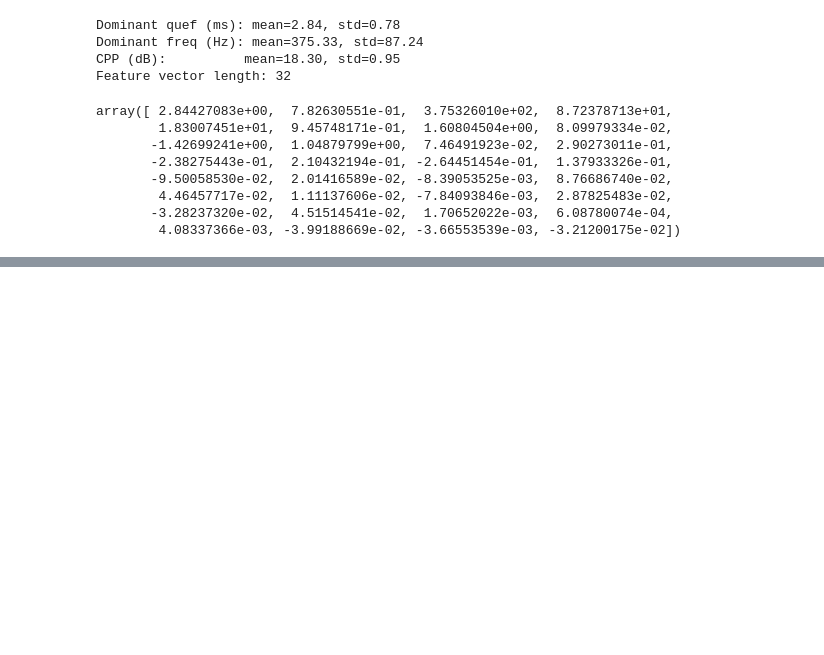
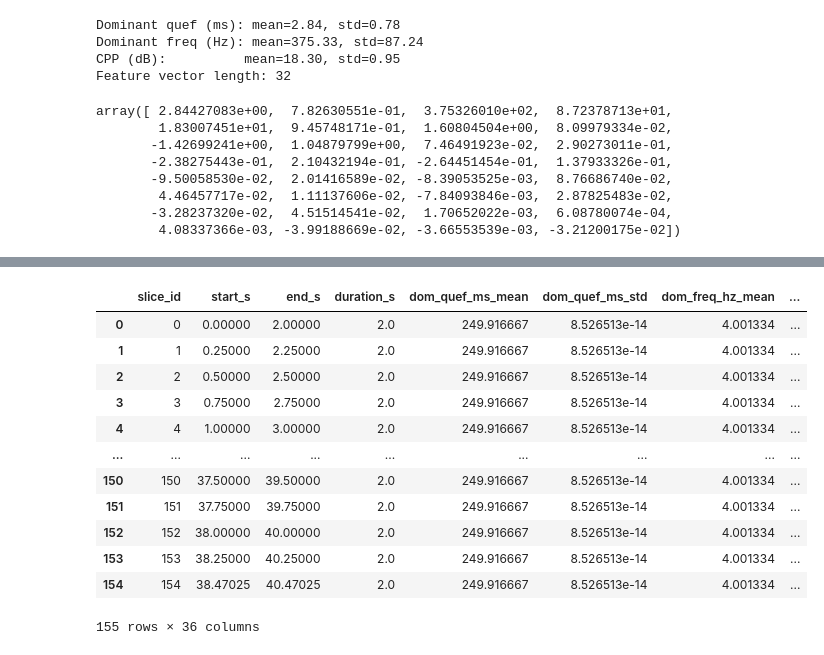
Before and after one commit to AtanasKolevNBU/PhD, a Jupyter notebook: notebooks/cepstrum_fe/cep_fe.ipynb, the cells around one changed output, grey strips where cells are left out. Cells and saved outputs as stored; diff of their text form; code cells hidden in the pictures; blank space fills up the shorter version.

```diff
--- a/notebooks/cepstrum_fe/cep_fe.ipynb
+++ b/notebooks/cepstrum_fe/cep_fe.ipynb
@@ -515,0 +529,39 @@ df_frames
+# %%
+fs = 12000  # Hz (you mentioned 3.2 kHz in a previous batch)
+t = np.arange(0, len(de_healthy), 1/fs)
+
+extractor_faulty = CepstrumFeatureExtractor(
+    fs=fs,
+    frame_len=0.5,          # 500 ms frames
+    hop_len=0.25,           # 50% overlap
+    quef_search_ms=(2.0, 2000.0),   # search 2–60 ms (≈ 500–16.7 Hz)
+    lifter_quef_ms=5.0,     # sum energy below 5 ms for low-quef metric
+    n_ceps=24,
+    use_complex=False
+)
+# %%
+df_slices_faulty, df_frames_faulty = extractor_faulty.batch_extract_cepstrum(
+         de_healthy, fs,
+         slice_len_s=2.0, hop_s=0.25,
+         frame_len_s=0.25, frame_hop_s=0.125,
+         quef_search_ms=(0.2, 2000.0),
+         lifter_quef_ms=5.0,
+         n_ceps=24,
+         use_complex=False,
+         return_per_frame=True
+)
+df_slices_faulty
+# %% [output]
+|  | slice_id | start_s | end_s | duration_s | dom_quef_ms_mean | dom_quef_ms_std | dom_freq_hz_mean | ... |
+| 0 | 0 | 0.00000 | 2.00000 | 2.0 | 249.916667 | 8.526513e-14 | 4.001334 | ... |
+| 1 | 1 | 0.25000 | 2.25000 | 2.0 | 249.916667 | 8.526513e-14 | 4.001334 | ... |
+| 2 | 2 | 0.50000 | 2.50000 | 2.0 | 249.916667 | 8.526513e-14 | 4.001334 | ... |
+| 3 | 3 | 0.75000 | 2.75000 | 2.0 | 249.916667 | 8.526513e-14 | 4.001334 | ... |
+| 4 | 4 | 1.00000 | 3.00000 | 2.0 | 249.916667 | 8.526513e-14 | 4.001334 | ... |
+| ... | ... | ... | ... | ... | ... | ... | ... | ... |
+| 150 | 150 | 37.50000 | 39.50000 | 2.0 | 249.916667 | 8.526513e-14 | 4.001334 | ... |
+| 151 | 151 | 37.75000 | 39.75000 | 2.0 | 249.916667 | 8.526513e-14 | 4.001334 | ... |
+| 152 | 152 | 38.00000 | 40.00000 | 2.0 | 249.916667 | 8.526513e-14 | 4.001334 | ... |
+| 153 | 153 | 38.25000 | 40.25000 | 2.0 | 249.916667 | 8.526513e-14 | 4.001334 | ... |
+| 154 | 154 | 38.47025 | 40.47025 | 2.0 | 249.916667 | 8.526513e-14 | 4.001334 | ... |
+155 rows × 36 columns
```
Also changed, not shown: parts of 22 cells of this notebook.
